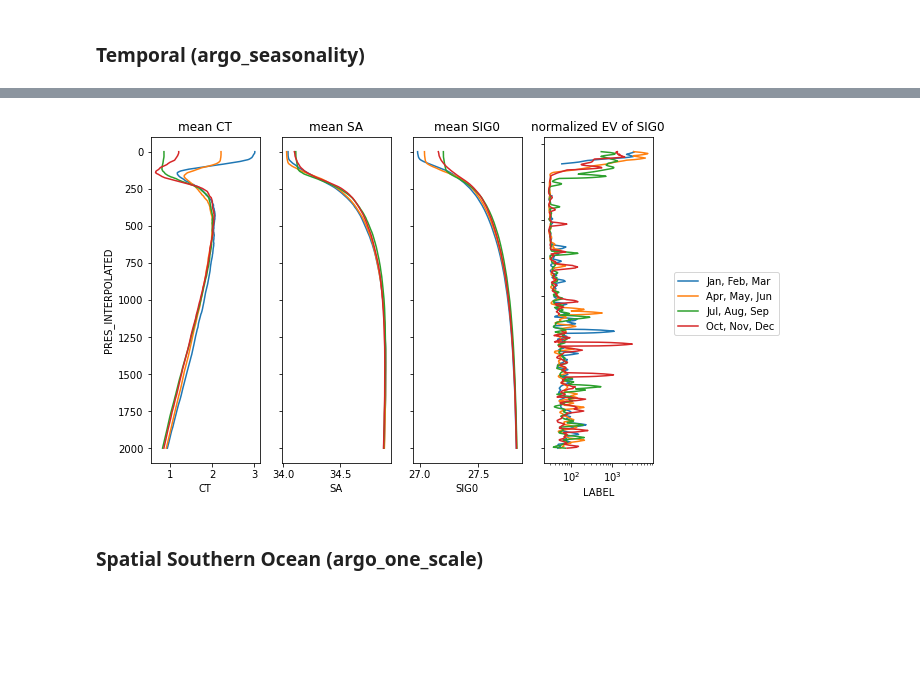
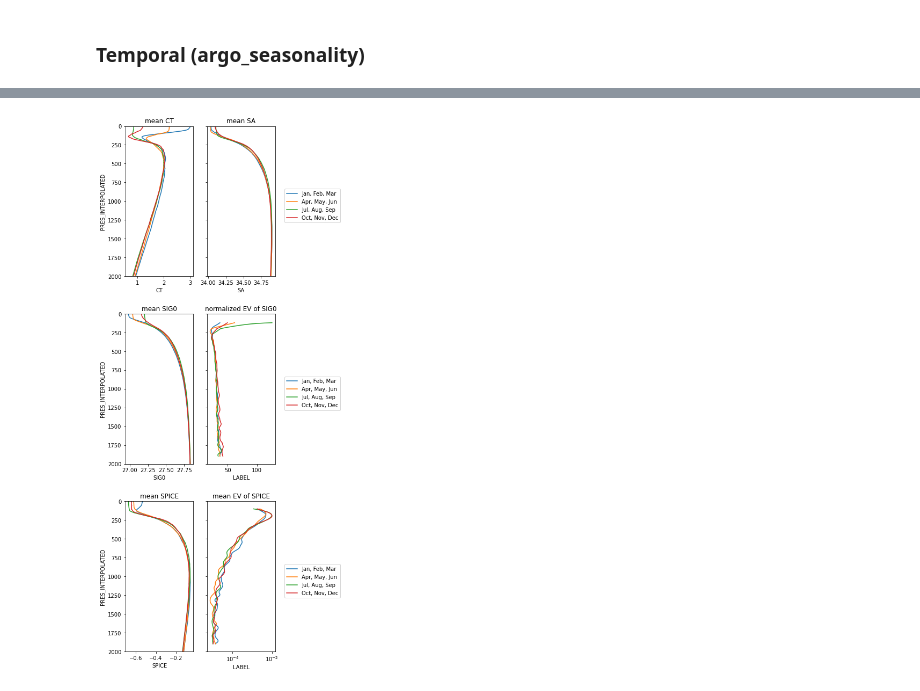
Before and after one commit to ocean-transport/argo-intern, a Jupyter notebook: CCS_poster.ipynb, the cells around one changed output, grey strips where cells are left out. Saved outputs shown, nothing was run; the diff lists cells and outputs as text; code cells hidden in the pictures; blank space fills up the shorter version.

```diff
--- a/CCS_poster.ipynb
+++ b/CCS_poster.ipynb
@@ -67,6 +64,0 @@ io_SIG0_EV = ef.get_eddy_variance(io, 100, variable='SIG0')
-# %%
-def normalized_EV_plot(ds,ds_EV,roll=7):
-
-    drho_dz = ds.SIG0.rolling(PRES_INTERPOLATED=roll).mean().rolling(PRES_INTERPOLATED=roll).mean().diff('PRES_INTERPOLATED')/2
-
-    return ((ds_EV/drho_dz**2)**(1/2)).rolling(PRES_INTERPOLATED=roll).mean().rolling(PRES_INTERPOLATED=roll).mean()
@@ -123,0 +101,4 @@ io_SPICE_EV = ef.get_eddy_variance(io, 100, variable='SPICE')
+# %%
+def get_NEV(ds,ds_EV,variable, coarsen_scale=40):
+
+    return ((ds_EV.mean('N_PROF')/ get_drho_dz(ds, variable=variable, coarsen_scale=coarsen_scale).mean('N_PROF')**2)**(1/2))
@@ -123,0 +114,10 @@ io_SPICE_EV = ef.get_eddy_variance(io, 100, variable='SPICE')
+# %%
+s1_SIG0_NEV = get_NEV(s1, s1_SIG0_EV,variable='SIG0')
+s2_SIG0_NEV = get_NEV(s2, s2_SIG0_EV,variable='SIG0')
+s3_SIG0_NEV = normalized_EV_plot(s3, s3_SIG0_EV,variable='SIG0')
+s4_SIG0_NEV = normalized_EV_plot(s4, s4_SIG0_EV,variable='SIG0')
+# %%
+s1_SPICE_NEV = get_NEV(s1, s1_SIG0_EV,variable='SPICE')
+s2_SPICE_NEV = normalized_EV_plot(s2, s2_SIG0_EV,variable='SPICE')
+s3_SPICE_NEV = normalized_EV_plot(s3, s3_SIG0_EV,variable='SPICE')
+s4_SPICE_NEV = normalized_EV_plot(s4, s4_SIG0_EV,variable='SPICE')
@@ -186,49 +256,72 @@ plt.xscale('log')
 # %%
-plt.figure(figsize=(9,6))
+plt.figure(figsize=(5,18))
 
-plt.subplot(1,4,1)
+plt.subplot(3,2,1)
 s1.CT.mean('N_PROF').plot(y='PRES_INTERPOLATED', label='Jan, Feb, Mar')
 s2.CT.mean('N_PROF').plot(y='PRES_INTERPOLATED', label='Apr, May, Jun')
 s3.CT.mean('N_PROF').plot(y='PRES_INTERPOLATED', label='Jul, Aug, Sep')
 s4.CT.mean('N_PROF').plot(y='PRES_INTERPOLATED', label='Oct, Nov, Dec')
 plt.gca().invert_yaxis()
 plt.title('mean CT')
+plt.ylim(2000,0)
 
-plt.subplot(1,4,2)
+plt.subplot(3,2,2)
 s1.SA.mean('N_PROF').plot(y='PRES_INTERPOLATED', label='Jan, Feb, Mar')
 s2.SA.mean('N_PROF').plot(y='PRES_INTERPOLATED', label='Apr, May, Jun')
 s3.SA.mean('N_PROF').plot(y='PRES_INTERPOLATED', label='Jul, Aug, Sep')
 s4.SA.mean('N_PROF').plot(y='PRES_INTERPOLATED', label='Oct, Nov, Dec')
 plt.gca().invert_yaxis()
 plt.title('mean SA')
 plt.ylabel('')
+plt.legend(bbox_to_anchor=(2, 0.6))
 plt.yticks(labels=[],ticks=(numpy.arange(0,2001,250)))
+plt.ylim(2000,0)
 
-plt.subplot(1,4,3)
+plt.subplot(3,2,3)
 s1.SIG0.mean('N_PROF').plot(y='PRES_INTERPOLATED', label='Jan, Feb, Mar')
 s2.SIG0.mean('N_PROF').plot(y='PRES_INTERPOLATED', label='Apr, May, Jun')
 s3.SIG0.mean('N_PROF').plot(y='PRES_INTERPOLATED', label='Jul, Aug, Sep')
 s4.SIG0.mean('N_PROF').plot(y='PRES_INTERPOLATED', label='Oct, Nov, Dec')
 plt.gca().invert_yaxis()
 plt.title('mean SIG0')
-plt.ylabel('')
-plt.yticks(labels=[],ticks=(numpy.arange(0,2001,250)))
+plt.ylim(2000,0)
 
-plt.subplot(1,4,4)
-s1_SIG0_NEV.mean('N_PROF').plot(y='PRES_INTERPOLATED', label='Jan, Feb, Mar')
-s2_SIG0_NEV.mean('N_PROF').plot(y='PRES_INTERPOLATED', label='Apr, May, Jun')
-s3_SIG0_NEV.mean('N_PROF').plot(y='PRES_INTERPOLATED', label='Jul, Aug, Sep')
-s4_SIG0_NEV.mean('N_PROF').plot(y='PRES_INTERPOLATED', label='Oct, Nov, Dec')
+plt.subplot(3,2,4)
+s1_SIG0_NEV.where(s1_SPICE_NEV.MASK==1).plot(y='PRES_INTERPOLATED', label='Jan, Feb, Mar')
+s2_SIG0_NEV.where(s2_SPICE_NEV.MASK==1).plot(y='PRES_INTERPOLATED', label='Apr, May, Jun')
+s3_SIG0_NEV.where(s3_SPICE_NEV.MASK==1).plot(y='PRES_INTERPOLATED', label='Jul, Aug, Sep')
+s4_SIG0_NEV.where(s4_SPICE_NEV.MASK==1).plot(y='PRES_INTERPOLATED', label='Oct, Nov, Dec')
 plt.gca().invert_yaxis()
 plt.title('normalized EV of SIG0')
 plt.ylabel('')
+plt.xlabel('LABEL')
+plt.legend(bbox_to_anchor=(2, 0.6))
+plt.yticks(labels=[],ticks=(numpy.arange(0,2001,250)))
+plt.ylim(2000,0)
+
+plt.subplot(3,2,5)
+s1.SPICE.mean('N_PROF').plot(y='PRES_INTERPOLATED', label='Jan, Feb, Mar')
+s2.SPICE.mean('N_PROF').plot(y='PRES_INTERPOLATED', label='Apr, May, Jun')
+s3.SPICE.mean('N_PROF').plot(y='PRES_INTERPOLATED', label='Jul, Aug, Sep')
+s4.SPICE.mean('N_PROF').plot(y='PRES_INTERPOLATED', label='Oct, Nov, Dec')
+plt.gca().invert_yaxis()
+plt.title('mean SPICE')
+plt.ylim(2000,0)
+
+plt.subplot(3,2,6)
+s1_SPICE_EV.where(s1_SPICE_NEV.MASK==1).mean('N_PROF').plot(y='PRES_INTERPOLATED', label='Jan, Feb, Mar')
+s2_SPICE_EV.where(s2_SPICE_NEV.MASK==1).mean('N_PROF').plot(y='PRES_INTERPOLATED', label='Apr, May, Jun')
+s3_SPICE_EV.where(s3_SPICE_NEV.MASK==1).mean('N_PROF').plot(y='PRES_INTERPOLATED', label='Jul, Aug, Sep')
+s4_SPICE_EV.where(s4_SPICE_NEV.MASK==1).mean('N_PROF').plot(y='PRES_INTERPOLATED', label='Oct, Nov, Dec')
+plt.gca().invert_yaxis()
+plt.title('mean EV of SPICE')
+plt.ylabel('')
+plt.xlabel('LABEL')
+plt.legend(bbox_to_anchor=(2, 0.6))
+plt.yticks(labels=[],ticks=(numpy.arange(0,2001,250)))
+plt.ylim(2000,0)
 plt.xscale('log')
-plt.xlabel('LABEL')
-plt.legend(bbox_to_anchor=(2.2, 0.6))
-plt.yticks(labels=[],ticks=(numpy.arange(0,2001,250)))
 
-plt.subplots_adjust(wspace=0.2)
+plt.subplots_adjust(wspace=0.2,hspace=0.25)
 # %% [output]
-[figure, old version]
+[figure, new version]
-# %% [markdown]
-### Spatial Southern Ocean (argo_one_scale)
```
Also changed, not shown: parts of 26 cells of this notebook.
